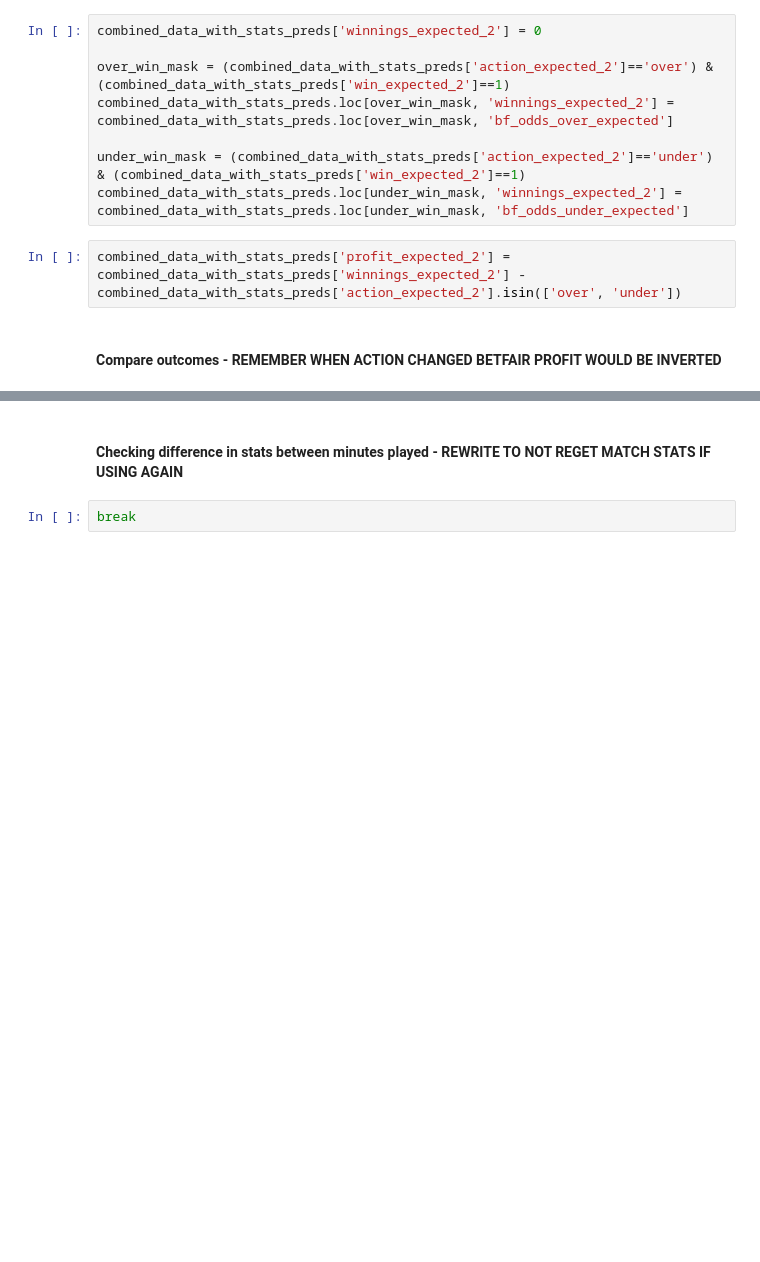
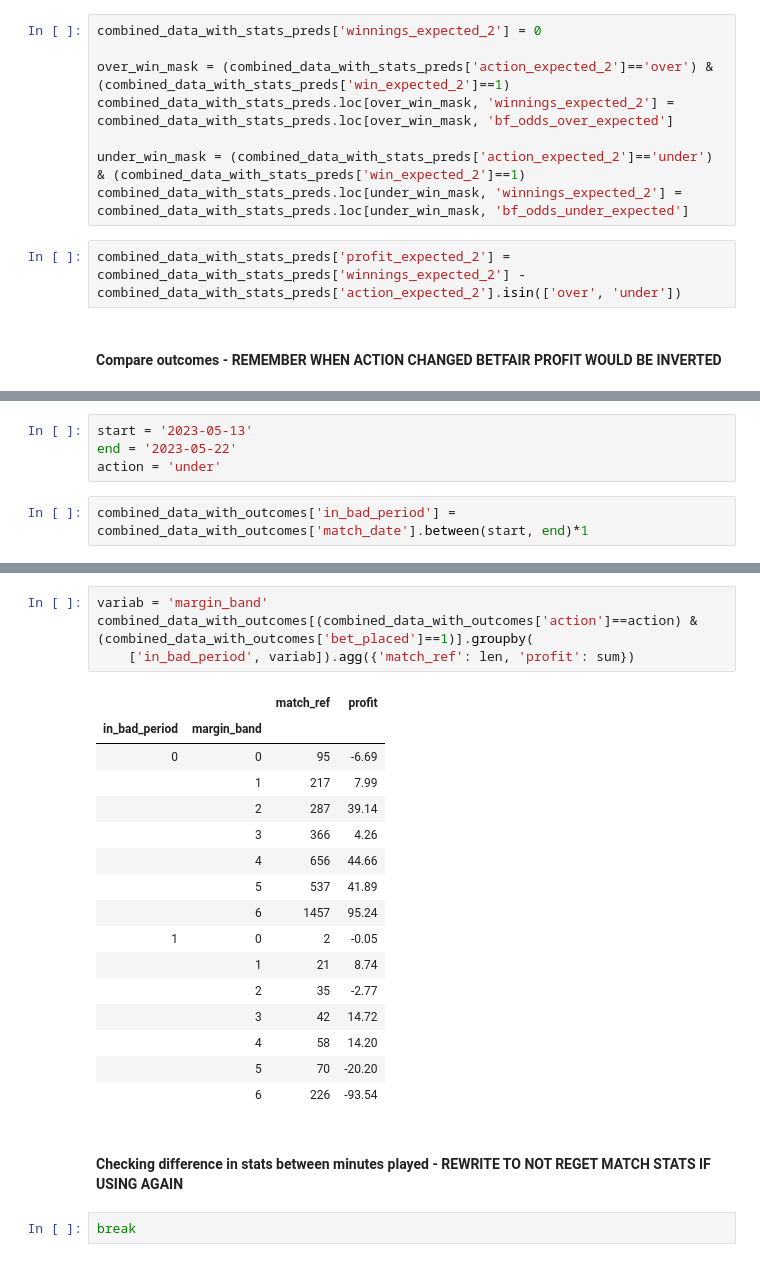
Before and after one commit to AngusMcKay/free_money, a Jupyter notebook: football/Live Testing Analysis.ipynb, the cells around one changed output, grey strips where cells are left out. Cells and saved outputs as stored; diff of their text form; blank space fills up the shorter version.

```diff
--- a/football/Live Testing Analysis.ipynb
+++ b/football/Live Testing Analysis.ipynb
@@ -1403,0 +1406,6 @@ comp
+# %%
+start = '2023-05-13'
+end = '2023-05-22'
+action = 'under'
+# %%
+combined_data_with_outcomes['in_bad_period'] = combined_data_with_outcomes['match_date'].between(start, end)*1
@@ -1404,3 +1438,24 @@ comp
+# %%
+variab = 'margin_band'
+combined_data_with_outcomes[(combined_data_with_outcomes['action']==action) & (combined_data_with_outcomes['bet_placed']==1)].groupby(
+    ['in_bad_period', variab]).agg({'match_ref': len, 'profit': sum})
+# %% [output]
+|  |  | match_ref | profit |
+| in_bad_period | margin_band |  |  |
+| 0 | 0 | 95 | -6.69 |
+|  | 1 | 217 | 7.99 |
+|  | 2 | 287 | 39.14 |
+|  | 3 | 366 | 4.26 |
+|  | 4 | 656 | 44.66 |
+|  | 5 | 537 | 41.89 |
+|  | 6 | 1457 | 95.24 |
+| 1 | 0 | 2 | -0.05 |
+|  | 1 | 21 | 8.74 |
+|  | 2 | 35 | -2.77 |
+|  | 3 | 42 | 14.72 |
+|  | 4 | 58 | 14.20 |
+|  | 5 | 70 | -20.20 |
+|  | 6 | 226 | -93.54 |
 # %% [markdown]
 #### Checking difference in stats between minutes played - REWRITE TO NOT REGET MATCH STATS IF USING AGAIN
 # %%
```
Also changed, not shown: parts of 74 cells of this notebook, 6 other files.
